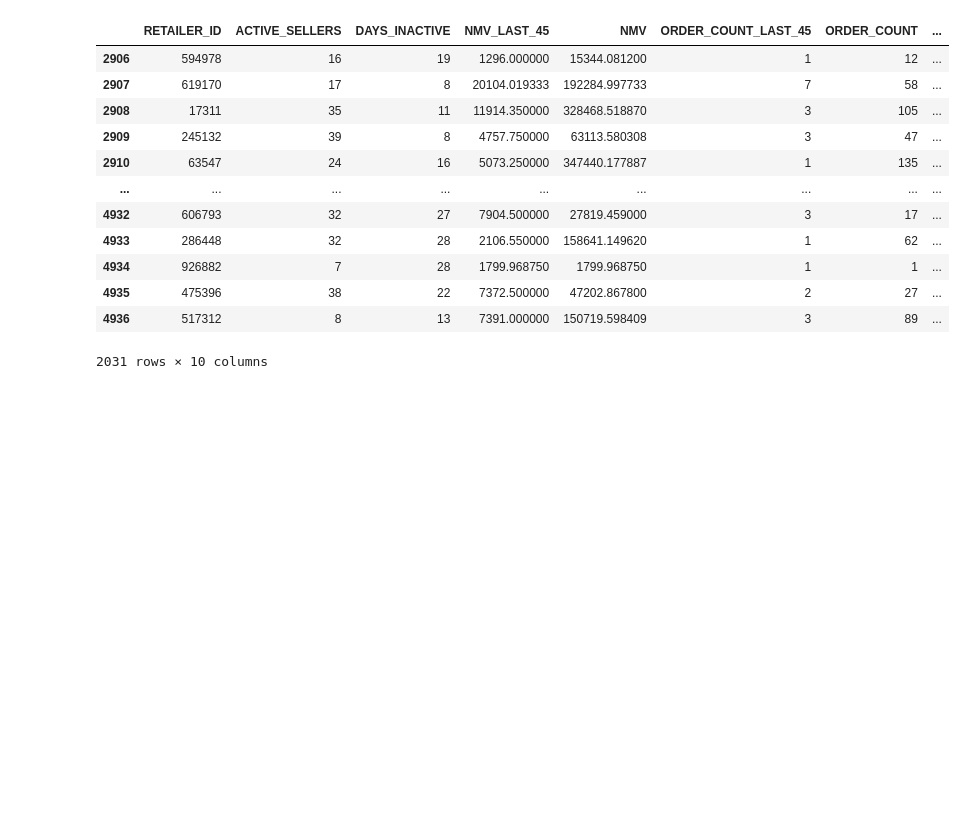
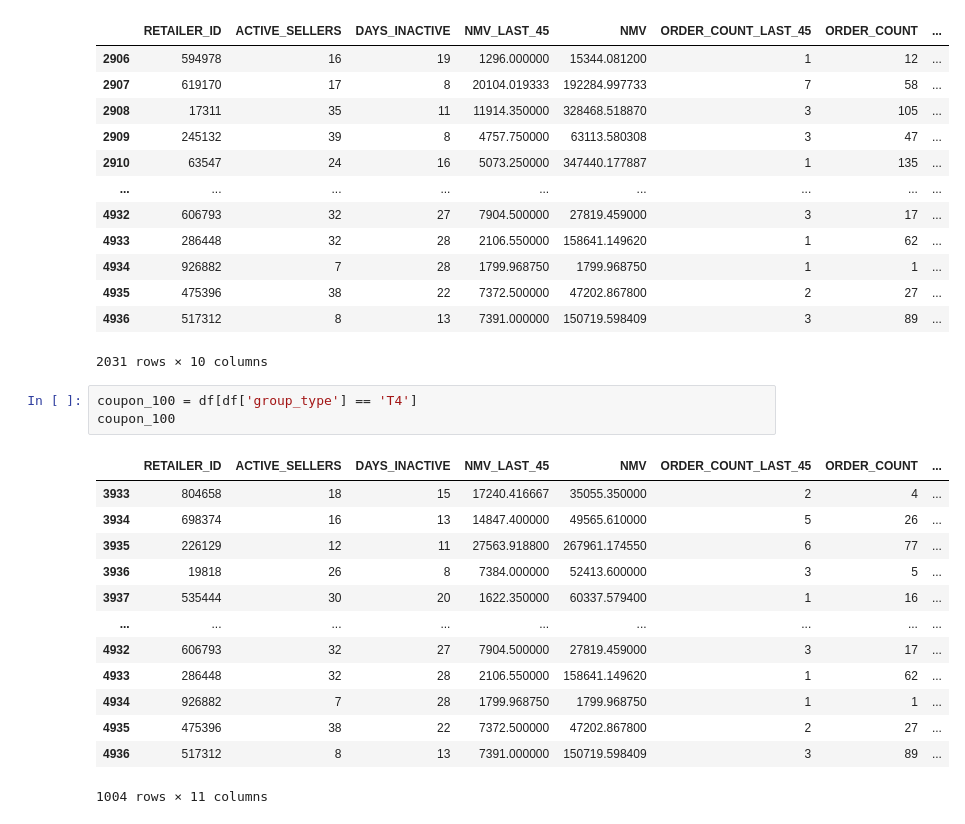
Before and after one commit to Maxab-Growth/Seif, a Jupyter notebook: Seif's_stuff/comparing_coupon_notf.ipynb, the cells around one changed output. Drawn from its saved outputs; the diff is of its cells as text; blank space fills up the shorter version.

```diff
--- a/Seif's_stuff/comparing_coupon_notf.ipynb
+++ b/Seif's_stuff/comparing_coupon_notf.ipynb
@@ -51,3 +51,20 @@ coupon_data
 | 4935 | 475396 | 38 | 22 | 7372.500000 | 47202.867800 | 2 | 27 | ... |
 | 4936 | 517312 | 8 | 13 | 7391.000000 | 150719.598409 | 3 | 89 | ... |
 2031 rows × 10 columns
+# %%
+coupon_100 = df[df['group_type'] == 'T4']
+coupon_100
+# %% [output]
+|  | RETAILER_ID | ACTIVE_SELLERS | DAYS_INACTIVE | NMV_LAST_45 | NMV | ORDER_COUNT_LAST_45 | ORDER_COUNT | ... |
+| 3933 | 804658 | 18 | 15 | 17240.416667 | 35055.350000 | 2 | 4 | ... |
+| 3934 | 698374 | 16 | 13 | 14847.400000 | 49565.610000 | 5 | 26 | ... |
+| 3935 | 226129 | 12 | 11 | 27563.918800 | 267961.174550 | 6 | 77 | ... |
+| 3936 | 19818 | 26 | 8 | 7384.000000 | 52413.600000 | 3 | 5 | ... |
+| 3937 | 535444 | 30 | 20 | 1622.350000 | 60337.579400 | 1 | 16 | ... |
+| ... | ... | ... | ... | ... | ... | ... | ... | ... |
+| 4932 | 606793 | 32 | 27 | 7904.500000 | 27819.459000 | 3 | 17 | ... |
+| 4933 | 286448 | 32 | 28 | 2106.550000 | 158641.149620 | 1 | 62 | ... |
+| 4934 | 926882 | 7 | 28 | 1799.968750 | 1799.968750 | 1 | 1 | ... |
+| 4935 | 475396 | 38 | 22 | 7372.500000 | 47202.867800 | 2 | 27 | ... |
+| 4936 | 517312 | 8 | 13 | 7391.000000 | 150719.598409 | 3 | 89 | ... |
+1004 rows × 11 columns
```
Also changed, not shown: parts of 5 cells of this notebook, 4 other files.
